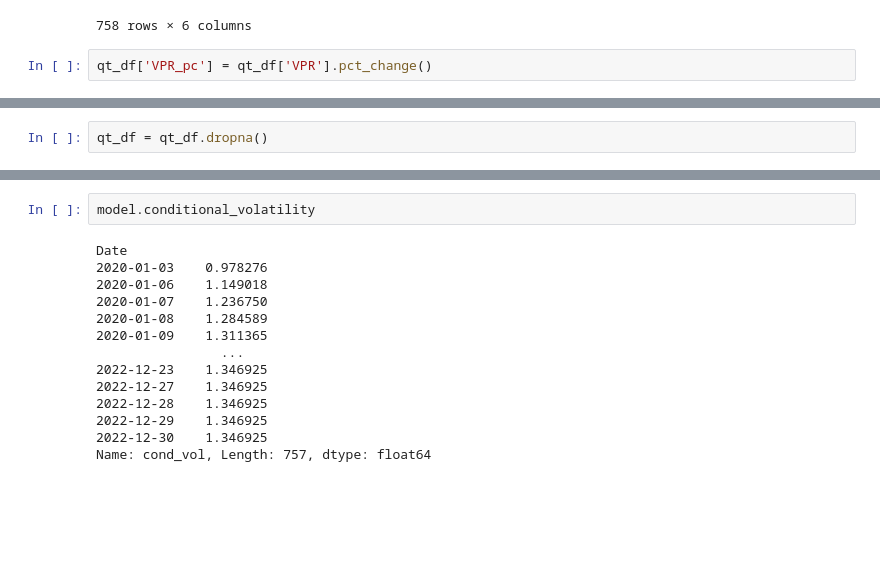
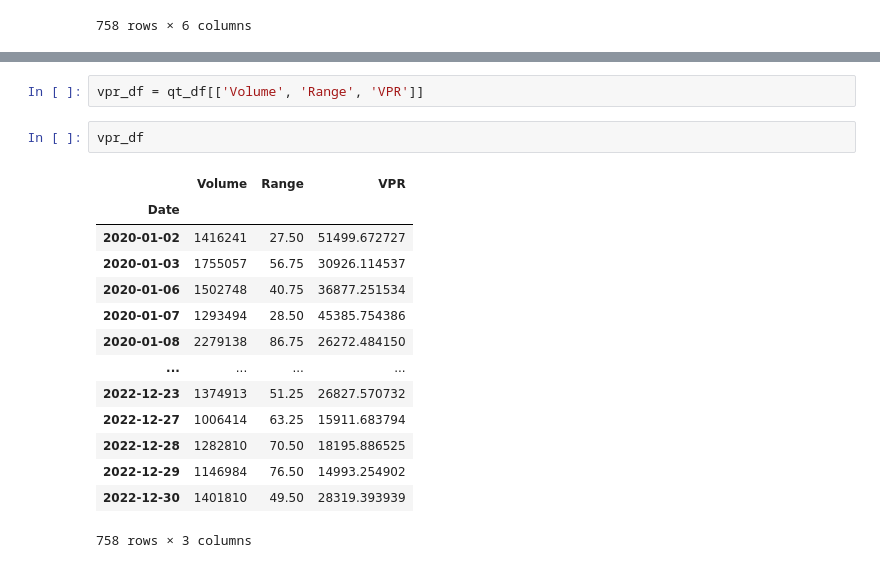
Before and after one commit to Readerlution/Finance, a Jupyter notebook: PVT/SP500F.ipynb, the cells around one changed output, grey strips where cells are left out. Cells and saved outputs as stored; diff of their text form; blank space fills up the shorter version.

```diff
--- a/PVT/SP500F.ipynb
+++ b/PVT/SP500F.ipynb
@@ -216,5 +216,3 @@ qt_df
 | 2022-12-29 | 1146984 | 76.50 | 2 | 7 | 2 | 14993.254902 |
 | 2022-12-30 | 1401810 | 49.50 | 4 | 4 | 6 | 28319.393939 |
 758 rows × 6 columns
-# %%
-qt_df['VPR_pc'] = qt_df['VPR'].pct_change()
@@ -227,2 +218,0 @@ See the caveats in the documentation: https://pandas.pydata.org/pandas-docs/stab
-# %%
-qt_df = qt_df.dropna()
@@ -270,16 +219,19 @@ Optimization terminated successfully    (Exit mode 0)
-# %%
-model.conditional_volatility
-# %% [output]
-Date
-2020-01-03    0.978276
-2020-01-06    1.149018
-2020-01-07    1.236750
-2020-01-08    1.284589
-2020-01-09    1.311365
-                ...
-2022-12-23    1.346925
-2022-12-27    1.346925
-2022-12-28    1.346925
-2022-12-29    1.346925
-2022-12-30    1.346925
-Name: cond_vol, Length: 757, dtype: float64
+# %%
+vpr_df = qt_df[['Volume', 'Range', 'VPR']]
+# %%
+vpr_df
+# %% [output]
+|  | Volume | Range | VPR |
+| Date |  |  |  |
+| 2020-01-02 | 1416241 | 27.50 | 51499.672727 |
+| 2020-01-03 | 1755057 | 56.75 | 30926.114537 |
+| 2020-01-06 | 1502748 | 40.75 | 36877.251534 |
+| 2020-01-07 | 1293494 | 28.50 | 45385.754386 |
+| 2020-01-08 | 2279138 | 86.75 | 26272.484150 |
+| ... | ... | ... | ... |
+| 2022-12-23 | 1374913 | 51.25 | 26827.570732 |
+| 2022-12-27 | 1006414 | 63.25 | 15911.683794 |
+| 2022-12-28 | 1282810 | 70.50 | 18195.886525 |
+| 2022-12-29 | 1146984 | 76.50 | 14993.254902 |
+| 2022-12-30 | 1401810 | 49.50 | 28319.393939 |
+758 rows × 3 columns
```
Also changed, not shown: parts of 3 cells of this notebook.
